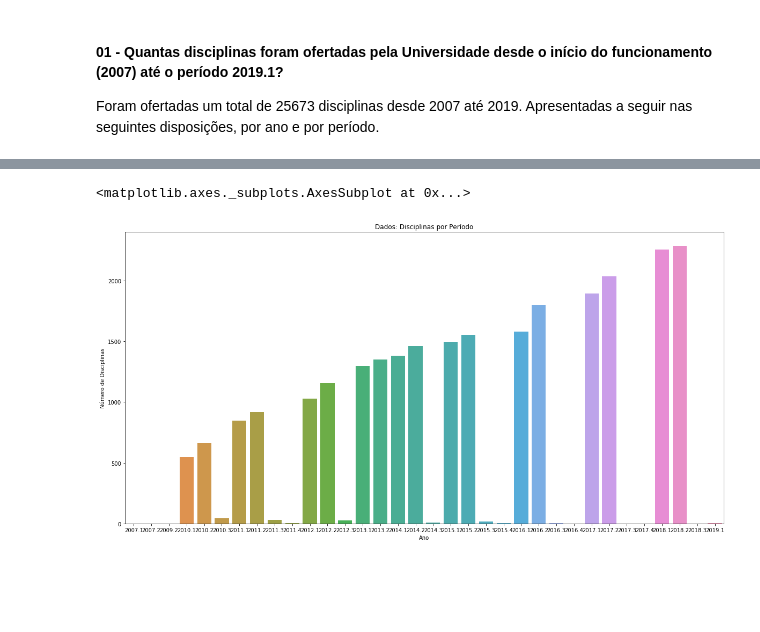
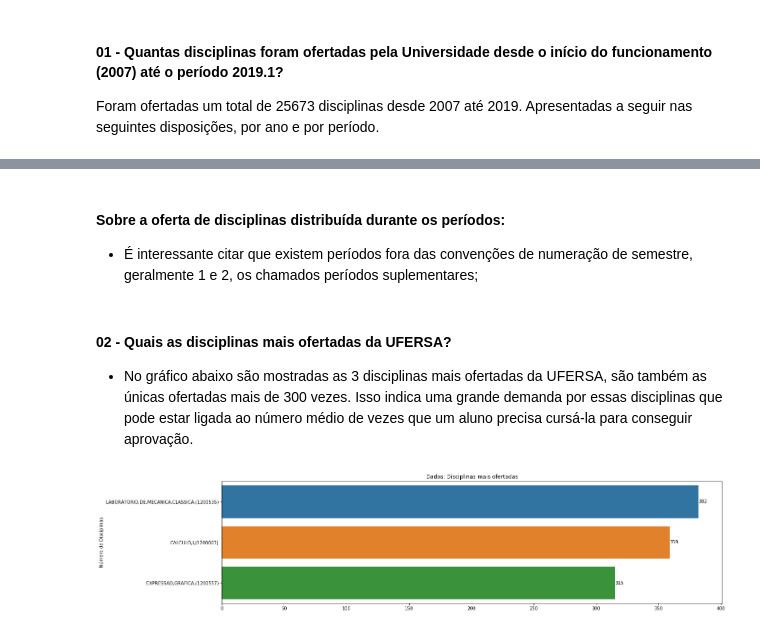
Before and after one commit to DJuanDiego/Mineracao, a Jupyter notebook: analise_ufersa.ipynb, the cells around one changed output, grey strips where cells are left out. Drawn from its saved outputs; the diff is of its cells as text; code cells hidden in the pictures; blank space fills up the shorter version.

```diff
--- a/analise_ufersa.ipynb
+++ b/analise_ufersa.ipynb
@@ -58,23 +66,32 @@ plt.show()
+# %% [markdown]
+#### Sobre a oferta de disciplinas distribuída durante os períodos:
+* É interessante citar que existem períodos fora das convenções de numeração de semestre, geralmente 1 e 2, os chamados períodos suplementares;
+# %% [markdown]
+#### 02 - Quais as disciplinas mais ofertadas da UFERSA?
+* No gráfico abaixo são mostradas as 3 disciplinas mais ofertadas da UFERSA, são também as únicas ofertadas mais de 300 vezes. Isso indica uma grande demanda por essas disciplinas que pode estar ligada ao número médio de vezes que um aluno precisa cursá-la para conseguir aprovação.
 # %%
 import matplotlib.pyplot as plt
 import csv, seaborn as sb
 
 x=[]
 y=[]
 
-with open('output/Q1_Periodo.csv', 'r') as csvfile:
-    plots= csv.reader(csvfile, delimiter=',')
-    for row in plots:
-        x.append(row[0])
-        y.append(int(row[1]))
+with open('output/Q2.csv', 'r') as csvfile:
+    plots = list(csv.reader(csvfile, delimiter=','))
+    for i in plots[0:3]:
+        y.append(i[1])
+        x.append(int(i[0]))
 
-plt.figure(figsize=(20,10))
-plt.title('Dados: Disciplinas por Período')
-plt.xlabel('Ano')
+plt.figure(figsize=(20,5))
+plt.title('Dados: Disciplinas mais ofertadas')
 plt.ylabel('Número de Disciplinas')
 
-#plt.plot(x, y, 'go', scaley=True, linestyle="dashed", linewidth=2, markersize=15)
-#plt.plot(x,y, 'o')
+splot = sb.barplot(x, y)
+for p in splot.patches:
+    splot.annotate(format(p.get_width(), '.0f'), #, # Valores Numéricos
+                       (p.get_x() + p.get_width(), p.get_y() + p.get_height() / 2),
+                       ha = 'center', va = 'center',
+                       xytext = (10, 0),
+                       textcoords = 'offset points')
 # %% [output]
-<matplotlib.axes._subplots.AxesSubplot at 0x...>
-[figure, old version]
+[figure, new version]
```
Also changed, not shown: parts of 7 cells of this notebook, 2 other files.
